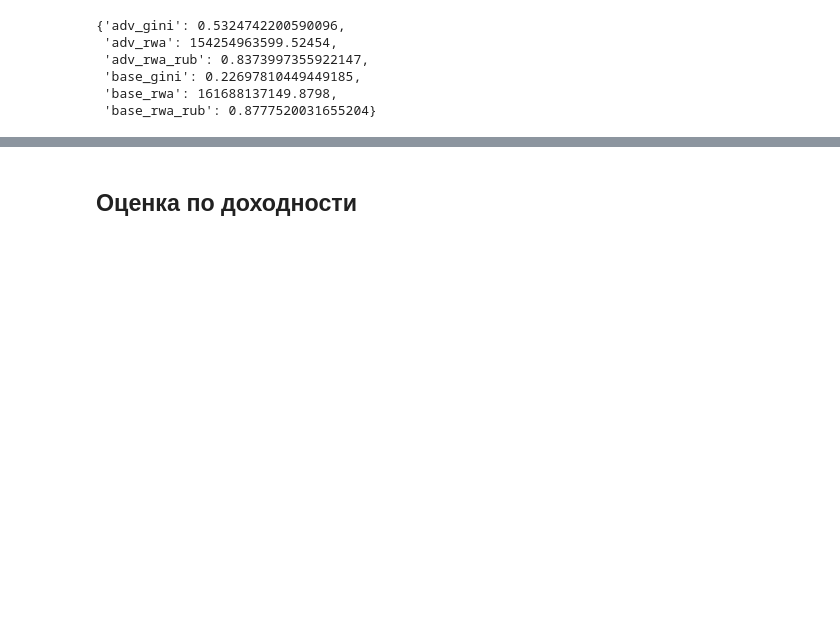
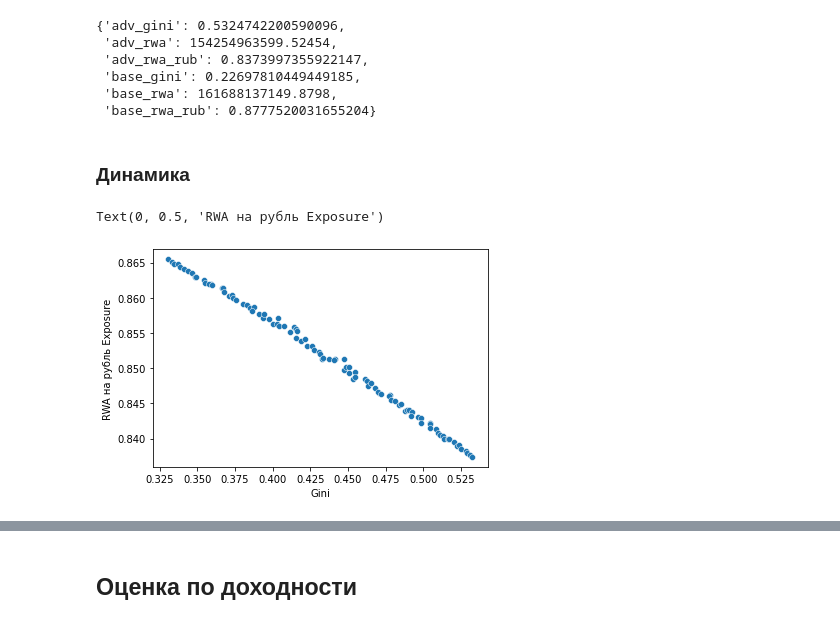
Before and after one commit to YanaSemenenya/INTERPRETATOR, a Jupyter notebook: Examples/Economic_effect_estimation.ipynb, the cells around one changed output, grey strips where cells are left out. Saved outputs shown, nothing was run; the diff lists cells and outputs as text; code cells hidden in the pictures; blank space fills up the shorter version.

```diff
--- a/Examples/Economic_effect_estimation.ipynb
+++ b/Examples/Economic_effect_estimation.ipynb
@@ -487,3 +488,29 @@ RWA всего:  154254963599.52454
  'base_gini': 0.22697810449449185,
  'base_rwa': 161688137149.8798,
  'base_rwa_rub': 0.8777520031655204}
+# %% [markdown]
+### Динамика
+# %%
+k=0.3
+
+def improve_logreg(k):
+  selected_index = np.random.choice(data_analysis.index.values, int(data_analysis.shape[0]*k), replace=False)
+  old_pds = data_analysis['logreg_pd'].copy()
+  old_pds.loc[selected_index] = data_analysis.loc[selected_index, 'diff_pd']
+  data_analysis['improved_pd'] = old_pds
+  new_model = eval_model(data_analysis, pd_column='improved_pd', default_column='target', ead_column='AMT_CREDIT')
+  return new_model
+# %%
+improvement_log = list()
+for k in tqdm(range(101)):
+  improvement_log.append(improve_logreg(k/100))
+# %%
+improvement_ginis = [l[0] for l in improvement_log]
+improvement_rwa_rub = [l[1] for l in improvement_log]
+# %%
+sns.scatterplot(x = improvement_ginis, y = improvement_rwa_rub)
+plt.xlabel('Gini')
+plt.ylabel('RWA на рубль Exposure')
+# %% [output]
+Text(0, 0.5, 'RWA на рубль Exposure')
+[figure, added]
```
Also changed, not shown: parts of 11 cells of this notebook.
